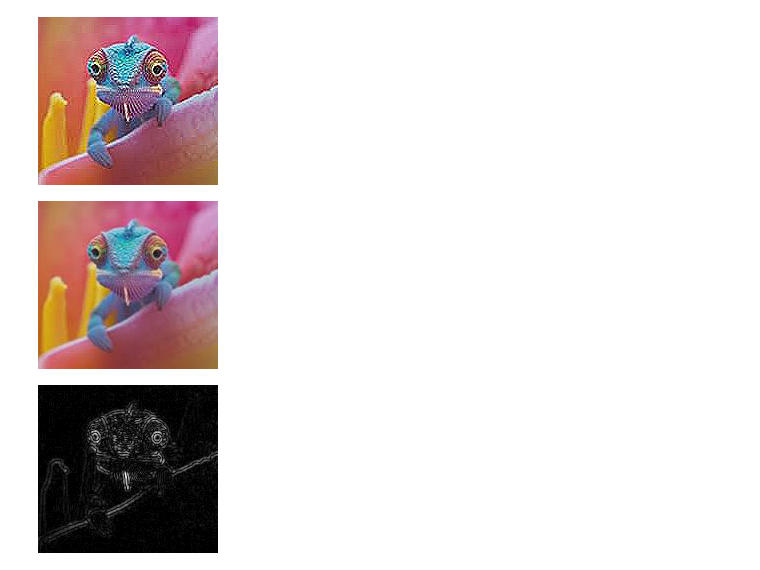
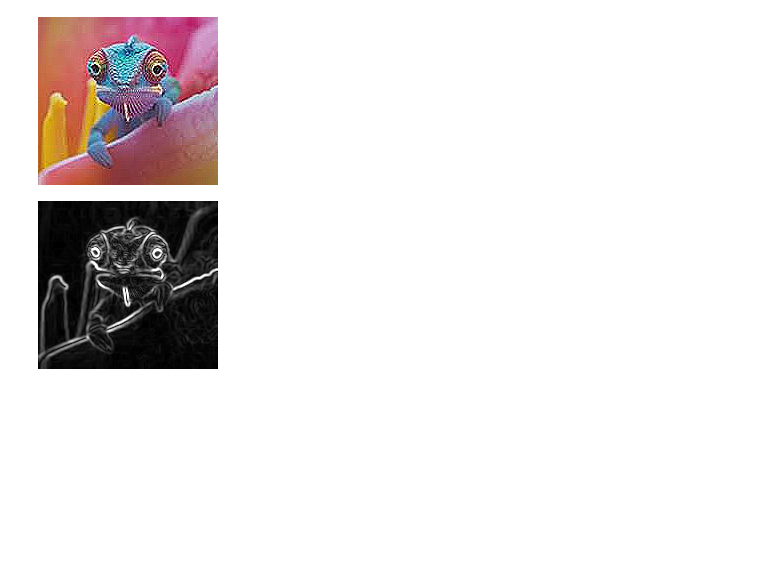
Before and after one commit to alaa2702/computer-vision, a Jupyter notebook: assignment1/code.ipynb, the cells around one changed output. Drawn from its saved outputs; the diff is of its cells as text; code cells hidden in the pictures; blank space fills up the shorter version.

```diff
--- a/assignment1/code.ipynb
+++ b/assignment1/code.ipynb
@@ -64,17 +64,17 @@ cv2_imshow(filtered)
 # %% [output]
 [figure]
 [figure]
-# %%
-img=cv2.cvtColor(image,cv2.COLOR_BGR2GRAY)
-blur1 = cv2.GaussianBlur(img, (5, 5), 1)
-blur2 = cv2.GaussianBlur(img, (5, 5), 2)
-
-
-dog = cv2.absdiff(blur1, blur2)
-dog_normalized = cv2.normalize(dog, None, 0, 255, cv2.NORM_MINMAX)
-
-cv2_imshow(image)
-cv2_imshow(dog_normalized)
-# %% [output]
-[figure, removed]
-[figure, removed]
+# %%
+img=cv2.cvtColor(image,cv2.COLOR_BGR2GRAY)
+blurred = cv2.GaussianBlur(img, (3, 3), sigmaX=1)
+
+# Compute gradients
+grad_x = cv2.Sobel(blurred, cv2.CV_64F, 1, 0, ksize=3)
+grad_y = cv2.Sobel(blurred, cv2.CV_64F, 0, 1, ksize=3)
+
+# Compute gradient magnitude
+magnitude = cv2.magnitude(grad_x, grad_y)
+magnitude = cv2.convertScaleAbs(magnitude)
+cv2_imshow(magnitude)
+# %% [output]
+[figure, added]
```
